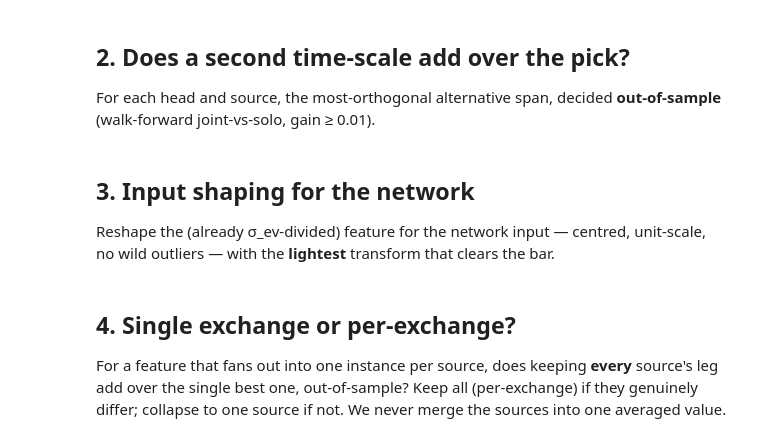
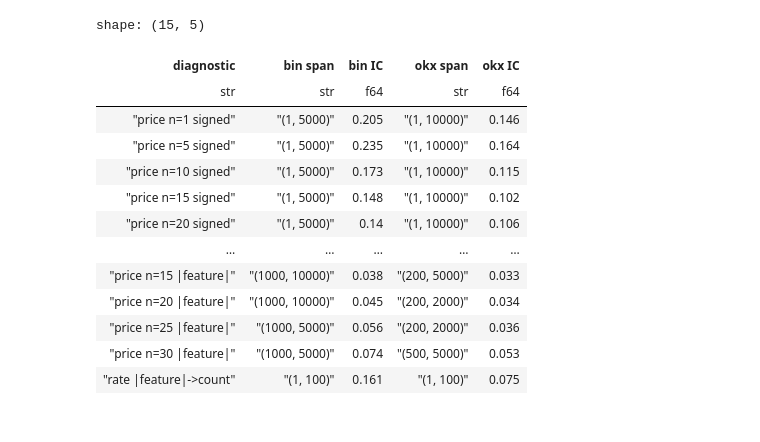
Before and after one commit to leithboyd/boba, a Jupyter notebook: notebooks/features_v2/02_finalize.ipynb, the cells around one changed output. Saved outputs shown, nothing was run; the diff lists cells and outputs as text; code cells hidden in the pictures.

```diff
--- a/notebooks/features_v2/02_finalize.ipynb
+++ b/notebooks/features_v2/02_finalize.ipynb
@@ -56,15 +96,32 @@ show_grids(rate_grid,  "rate head: |feature| -> count")
 # %%
-# count-conditioned price diagnostics (the price head's D_k family): signed n-move return, and its magnitude
-fmt = fixed_move_targets(ctx)                                                # {n: target}
-print("best (fast, slow) per fixed move-count n — signed | magnitude:")
-for n, tgt in fmt.items():
-    sg = ic_grid(ctx, family, tgt)
-    mg = ic_grid(ctx, family, np.abs(tgt), magnitude=True)                   # |feature| -> |n-move return|
-    bs = max(GRID, key=lambda p: np.nanmean([sg[s][FAST.index(p[0]), SLOW.index(p[1])] for s in ctx.sources]))
-    bm = max(GRID, key=lambda p: np.nanmean([mg[s][FAST.index(p[0]), SLOW.index(p[1])] for s in ctx.sources]))
-    print(f"  n={n}: signed {bs}   magnitude {bm}")
+# best (fast, slow) PER EXCHANGE per diagnostic — each source's OWN in-sample argmax (no exchange is
+# privileged; a representative scale, not an OOS claim). One row per diagnostic; span + its rank-IC per source.
+def _best_ex(grid, src):
+    g = grid[src]; i, j = np.unravel_index(np.nanargmax(g), g.shape)
+    return (FAST[i], SLOW[j]), float(g[i, j])
+diagnostics = ([(f"price n={n} signed",    signed[n]) for n in fmt]
+             + [(f"price n={n} |feature|", magnit[n]) for n in fmt]
+             + [("rate |feature|->count",  rate_grid)])
+rows = []
+for name, grid in diagnostics:
+    row = {"diagnostic": name}
+    for s in ctx.sources:
+        span, icv = _best_ex(grid, s)
+        row[f"{s} span"] = str(span); row[f"{s} IC"] = round(icv, 3)
+    rows.append(row)
+pl.DataFrame(rows)
+# %% [output]
+shape: (15, 5)
+| diagnostic | bin span | bin IC | okx span | okx IC |
+| str | str | f64 | str | f64 |
+| "price n=1 signed" | "(1, 5000)" | 0.205 | "(1, 10000)" | 0.146 |
+| "price n=5 signed" | "(1, 5000)" | 0.235 | "(1, 10000)" | 0.164 |
+| "price n=10 signed" | "(1, 5000)" | 0.173 | "(1, 10000)" | 0.115 |
+| "price n=15 signed" | "(1, 5000)" | 0.148 | "(1, 10000)" | 0.102 |
+| "price n=20 signed" | "(1, 5000)" | 0.14 | "(1, 10000)" | 0.106 |
+| … | … | … | … | … |
+| "price n=15 |feature|" | "(1000, 10000)" | 0.038 | "(200, 5000)" | 0.033 |
+| "price n=20 |feature|" | "(1000, 10000)" | 0.045 | "(200, 2000)" | 0.034 |
+| "price n=25 |feature|" | "(1000, 5000)" | 0.056 | "(200, 2000)" | 0.036 |
+| "price n=30 |feature|" | "(1000, 5000)" | 0.074 | "(500, 5000)" | 0.053 |
+| "rate |feature|->count" | "(1, 100)" | 0.161 | "(1, 100)" | 0.075 |
-# %% [markdown]
-## 2. Does a second time-scale add over the pick?
-
-For each head and source, the most-orthogonal alternative span, decided **out-of-sample** (walk-forward
-joint-vs-solo, gain ≥ 0.01).
@@ -78,5 +127,0 @@ for head, span, tgt, mag in [("price", price_span, ctx.price_target, False),
-# %% [markdown]
-## 3. Input shaping for the network
-
-Reshape the (already σ_ev-divided) feature for the network input — centred, unit-scale, no wild outliers —
-with the **lightest** transform that clears the bar.
@@ -103,6 +127,0 @@ fig.tight_layout(); plt.show()
-# %% [markdown]
-## 4. Single exchange or per-exchange?
-
-For a feature that fans out into one instance per source, does keeping **every** source's leg add over the
-single best one, out-of-sample? Keep all (per-exchange) if they genuinely differ; collapse to one source if
-not. We never merge the sources into one averaged value.
```
Also changed, not shown: parts of 14 cells of this notebook, 12 other files.
